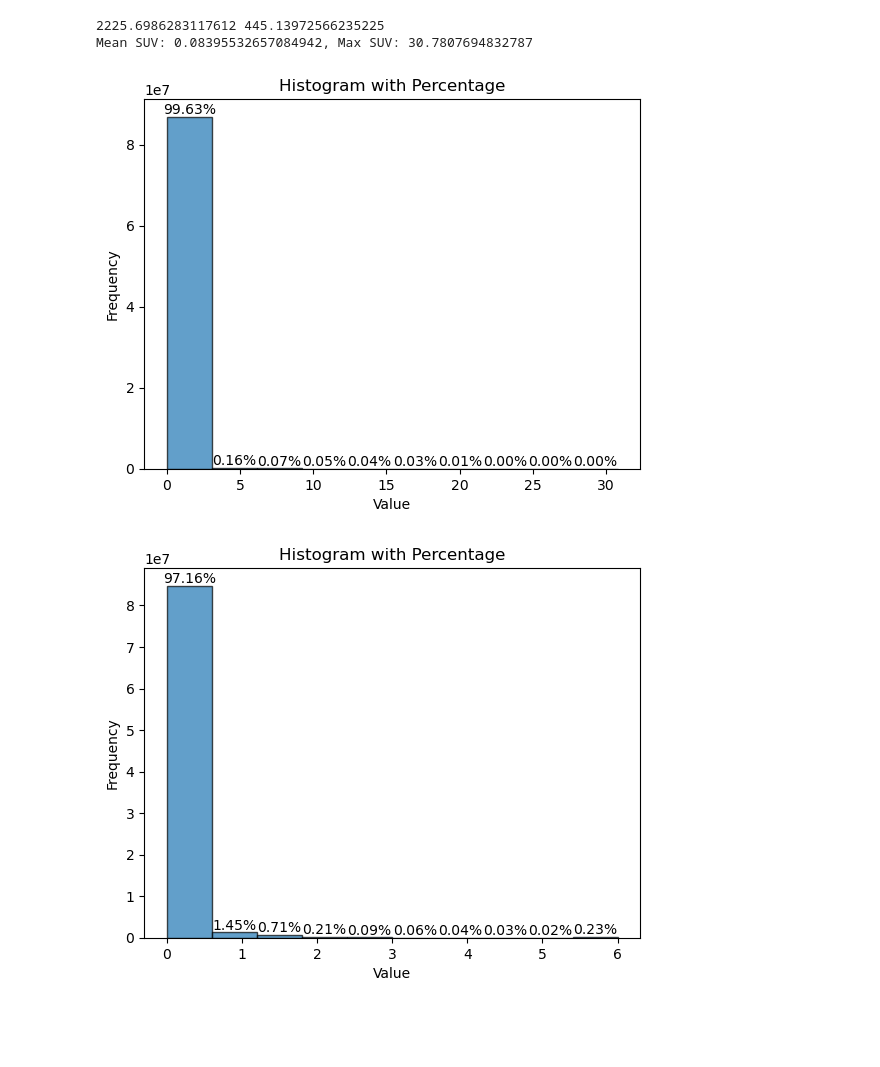
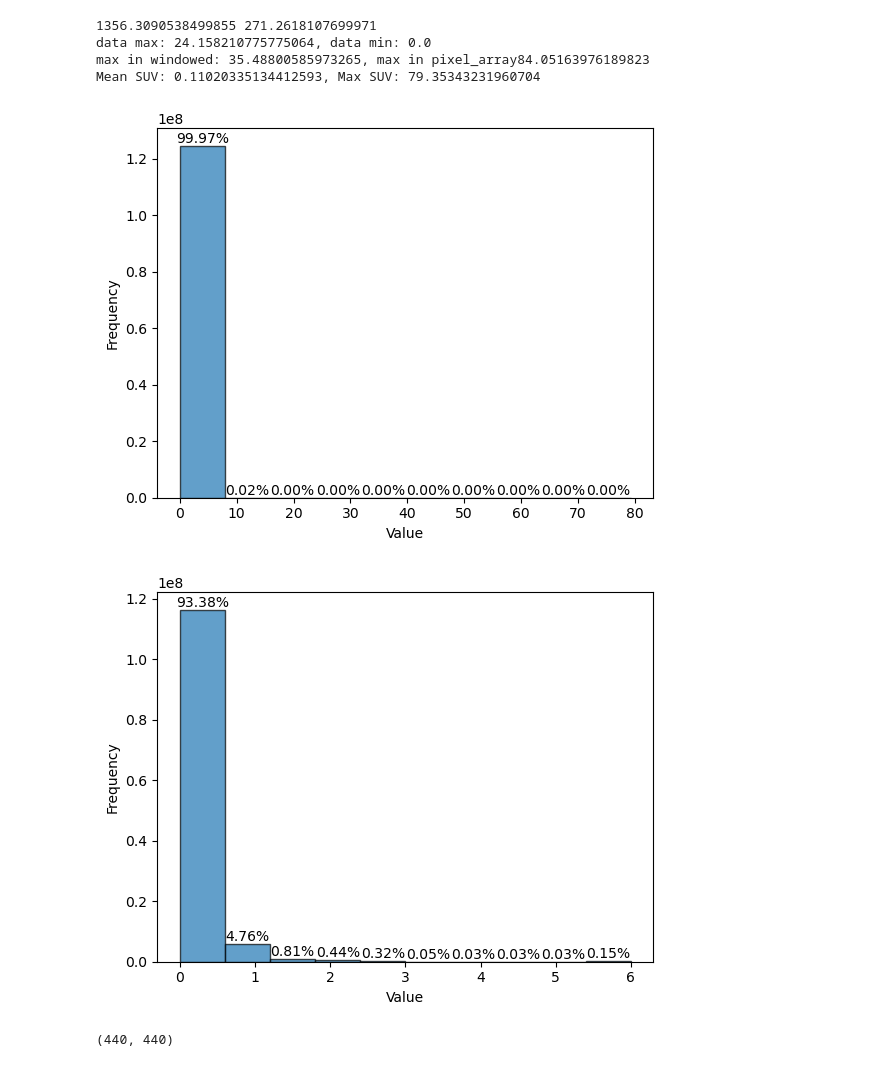
Before and after one commit to x-Arte/ddib, a Jupyter notebook: view_uExplorer.ipynb, the cells around one changed output. Drawn from its saved outputs; the diff is of its cells as text; code cells hidden in the pictures; blank space fills up the shorter version.

```diff
--- a/view_uExplorer.ipynb
+++ b/view_uExplorer.ipynb
@@ -12,6 +15,8 @@ dataset_dir
 # %%
-def MaxMinNormalizer(data):
+def MaxMinNormalizer(data, maxFactor = 0):
     data_max = np.max(data)
+    if data_max < maxFactor:
+        data_max = maxFactor
     data_min = np.min(data)
     #print(data_max, data_min)
     data_normalize = (data - data_min) / (data_max - data_min)
@@ -42,9 +47,12 @@ def loadPETValue(directory):
         full_file_name = os.path.join(directory, file_name)
         ds = pydicom.dcmread(full_file_name)
         pixel_array = ds.pixel_array
-        data.append(pixel_array)
-    data = np.array(data)
-    return data
+        image_index = ds.ImageIndex
+        data.append((image_index, pixel_array))
+
+    data_sorted = sorted(data, key=lambda x: x[0])
+    sorted_values = np.array([pixel_array for _, pixel_array in data_sorted])
+    return sorted_values
 
 def calScaleFactor(data):
     non_zero_elements = data[data > 1]
@@ -64,7 +72,7 @@ def viewData(data):
         plt.text(bins[i] + (bins[i+1] - bins[i])/2, counts[i], f'{percentages[i]:.2f}%',
                 ha='center', va='bottom')
 
-    plt.title('Histogram with Percentage')
+    # plt.title('Histogram with Percentage')
     plt.xlabel('Value')
     plt.ylabel('Frequency')
 
@@ -103,7 +111,8 @@ def calSUV(ds):
     return suv
 
 def normSUV(suv, threshold = 6):
-    suv = np.clip(suv, 0, 6)
+    if threshold:
+        suv = np.clip(suv, 0, 6)
     return suv
 
 def calSUVVolume(directory):
@@ -112,9 +121,12 @@ def calSUVVolume(directory):
         full_file_name = os.path.join(directory, file_name)
         ds = pydicom.dcmread(full_file_name)
         suv = calSUV(ds)
-        data.append(suv)
-    data = np.array(data)
-    return data
+        image_index = ds.ImageIndex
+        data.append((image_index, suv))
+
+    data_sorted = sorted(data, key=lambda x: x[0])
+    sorted_suv_values = np.array([suv for _, suv in data_sorted])
+    return sorted_suv_values
 
 def suvToImage(suv):
     image = suv * 255.0 / 6.0
@@ -200,38 +335,43 @@ data max: 1133, data min: 0
 # %%
-uExplorer_dir = "uExplorer/1st_uExplorer"
-directory_name = "Anonymous_ANO_20220224_1826572_121743/2.886 x 600 WB NORMAL"
-file_index = 77 # start from 1
+siemens_dir = "BSiemens/testdataset"
+directory_name = "04012022_3_20220104_143924/Full_dose"
+file_index = 60 # start from 1
 
-dataVolume = loadPETValue(os.path.join(dataset_dir, uExplorer_dir, directory_name))
+dataVolume = loadPETValue(os.path.join(dataset_dir, siemens_dir, directory_name))
 scaleFactor = calScaleFactor(dataVolume)
 print(scaleFactor * 5, scaleFactor)
 pixel_array = dataVolume[file_index-1]
-windowed_image = (pixel_array) / min(scaleFactor * 5, np.max(dataVolume)) * 255.0
-windowed_image = np.clip(windowed_image, 0, 255).astype(np.uint16)
+windowed_image = (pixel_array) / (scaleFactor * 5)
+windowed_image = MaxMinNormalizer(windowed_image, np.max(dataVolume)/(5*scaleFactor)) * 255
+print(f"max in windowed: {np.max(windowed_image)}, max in pixel_array{np.max(pixel_array/scaleFactor * 5)}")
 
 # normalized_image = MaxMinNormalizer(pixel_array)
-suvVolume = calSUVVolume(os.path.join(dataset_dir, uExplorer_dir, directory_name))
+suvVolume = calSUVVolume(os.path.join(dataset_dir, siemens_dir, directory_name))
 print(f"Mean SUV: {np.mean(suvVolume)}, Max SUV: {np.max(suvVolume)}")
 data = normSUV(suvVolume, threshold=6)
 viewData(suvVolume)
 viewData(data)
 data = data * 255.0 / 6
 suv_image = data[file_index-1]
+print(suv_image.shape)
 original_image = pixel_array*255.0/ds.WindowWidth
 
 plt.figure(figsize=(18,6))
 plt.subplot(1,3,1)
 plt.imshow(original_image, cmap="gray")
 plt.title('Before')
 plt.subplot(1,3,2)
 plt.imshow(windowed_image, cmap="gray", vmin=0, vmax=255)
 plt.title('Normalized')
 plt.subplot(1,3,3)
 plt.imshow(suv_image, cmap="gray", vmin=0, vmax=255)
 plt.title('suv')
 plt.show()
 # %% [output]
-2225.6986283117612 445.13972566235225
-Mean SUV: 0.08395532657084942, Max SUV: 30.7807694832787
+1356.3090538499855 271.2618107699971
+data max: 24.158210775775064, data min: 0.0
+max in windowed: 35.48800585973265, max in pixel_array84.05163976189823
+Mean SUV: 0.11020335134412593, Max SUV: 79.35343231960704
-[figure, old version]
+[figure, new version]
-[figure, old version]
+[figure, new version]
+(440, 440)
```
Also changed, not shown: parts of 7 cells of this notebook, 1 other file.
